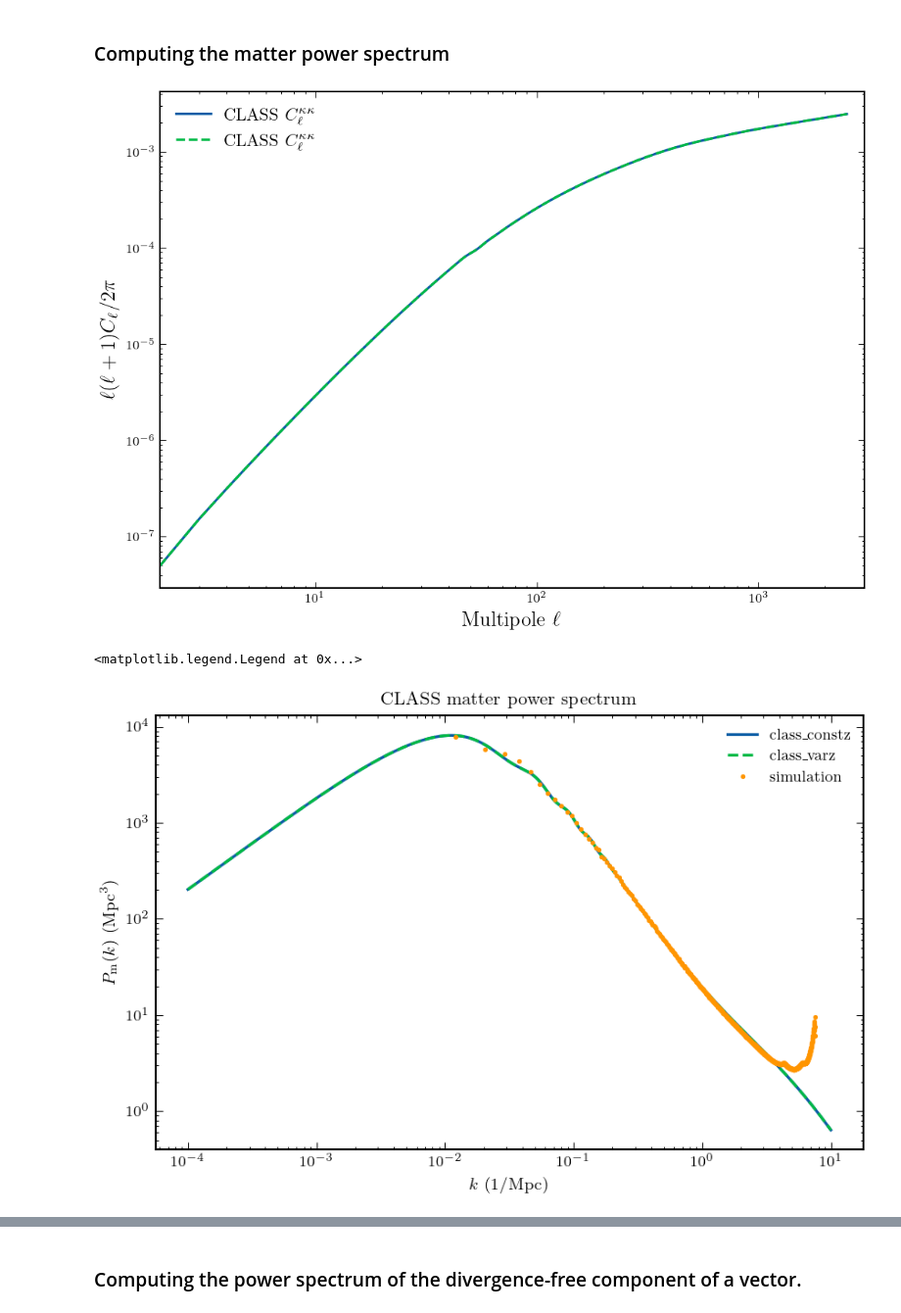
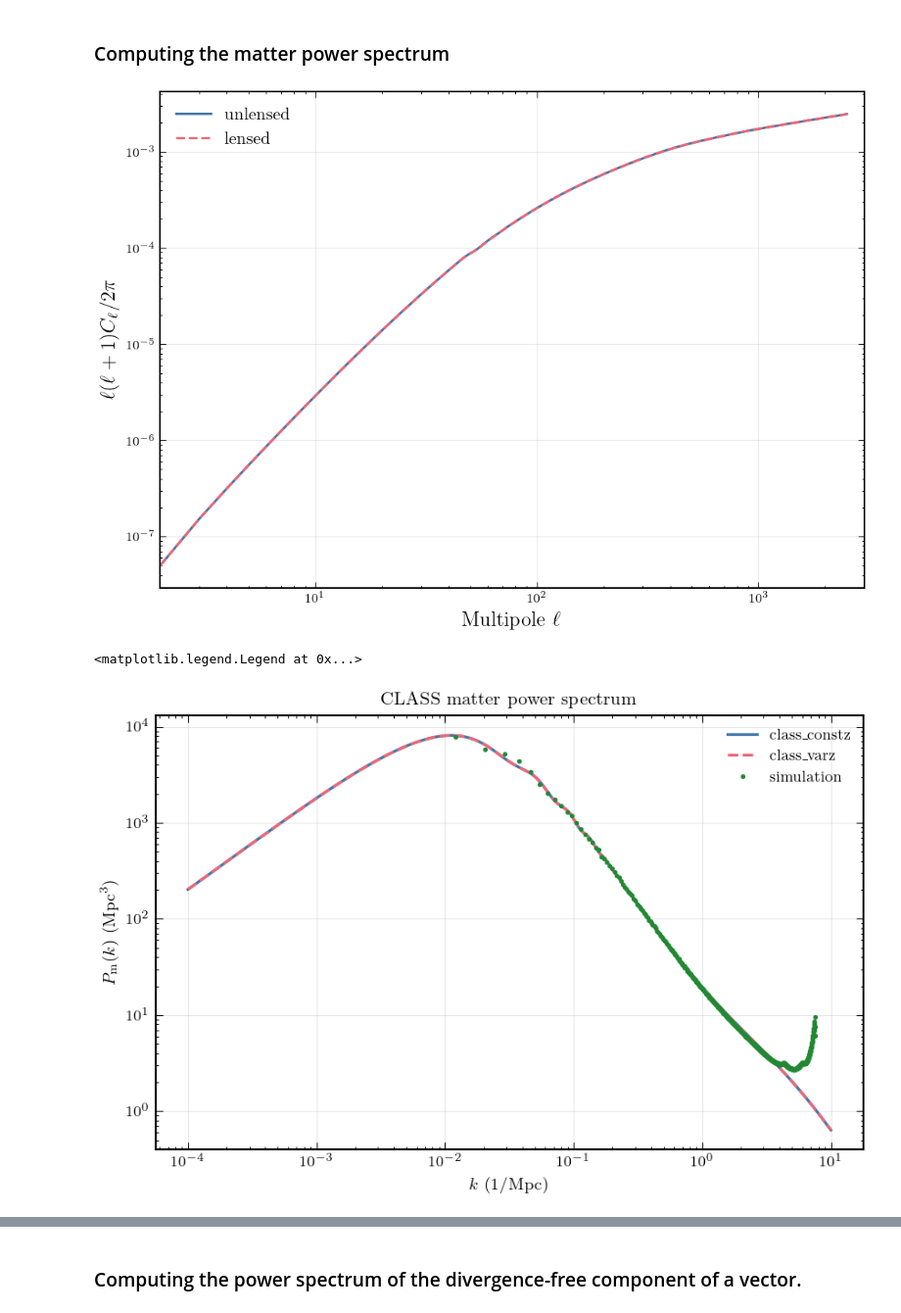
Before and after one commit to vPedreros/gravitomagnetic, a Jupyter notebook: gravitomagnetic.ipynb, the cells around one changed output, grey strips where cells are left out. Shown at 98% size. Cells and saved outputs as stored; diff of their text form; code cells hidden in the pictures.

```diff
--- a/gravitomagnetic.ipynb
+++ b/gravitomagnetic.ipynb
@@ -62,43 +62,4 @@ import Pk_library as PKL
 
 import vp_utils as utils
 
-plt.style.use(['science', 'no-latex'])
-plt.rcParams.update({
-    # Figure
-    'figure.figsize': (6.8, 4.2),
-    'figure.dpi': 150,
-    'savefig.dpi': 300,
-    'savefig.bbox': 'tight',
-    'savefig.pad_inches': 0.05,
-
-    # Lines and markers
-    'lines.linewidth': 1.5,
-    'lines.markersize': 5,
-
-    # Font
-    'font.size': 9,
-    'axes.labelsize': 9,
-    'axes.titlesize': 10,
-    'legend.fontsize': 8,
-    'xtick.labelsize': 8,
-    'ytick.labelsize': 8,
-
-    # Axes
-    'axes.linewidth': 1.0,
-    'axes.grid': False,
-    'grid.alpha': 0.3,
-
-    # Ticks
-    'xtick.direction': 'in',
-    'ytick.direction': 'in',
-    'xtick.major.size': 4,
-    'ytick.major.size': 4,
-
-    # Legend
-    'legend.frameon': False,
-
-    # Text rendering (LaTeX)
-    'text.usetex': True,
-    'text.latex.preamble': r'\usepackage{amsmath,amssymb}',
-
-})
+plt.style.use(['science', 'bright', 'vpedre'])
@@ -431,21 +392,21 @@ Cl_kk_lensed = .25 * (ells+2)*(ells+1)*ells*(ells-1) * Cl_pp_lensed  # convergen
 # %%
 fig, ax = plt.subplots(figsize=(7, 5))
 
 factor = ells*(ells+1)/2/np.pi
 
-ax.loglog(ells[2:], factor[2:]*Cl_kk_tot[2:], label=r"CLASS $C_\ell^{\kappa\kappa}$")
-ax.loglog(ells[2:], factor[2:]*Cl_kk_lensed[2:], '--',label=r"CLASS $C_\ell^{\kappa\kappa}$")
+ax.loglog(ells[2:], factor[2:]*Cl_kk_tot[2:], label=r"unlensed")
+ax.loglog(ells[2:], factor[2:]*Cl_kk_lensed[2:], '--',label=r"lensed")
 
 
 ax.set_xlabel(r"Multipole $\ell$", fontsize=13)
 ax.set_ylabel(r"$\ell(\ell+1)C_\ell/2\pi$", fontsize=13)
 
 ax.legend(fontsize=11, loc="best", frameon=False)
 plt.xlim([2,3000])
 plt.tight_layout()
 plt.show()
 # %% [output]
-[figure, old version]
+[figure, new version]
 # %%
 ### Interpolating power spectra:
 
@@ -486,7 +447,7 @@ ax.set_title('CLASS matter power spectrum ')
 ax.legend()
 # %% [output]
 <matplotlib.legend.Legend at 0x...>
-[figure, old version]
+[figure, new version]
 # %%
 fig, ax = plt.subplots()
 
```
Also changed, not shown: parts of 18 cells of this notebook, 2 other files.
